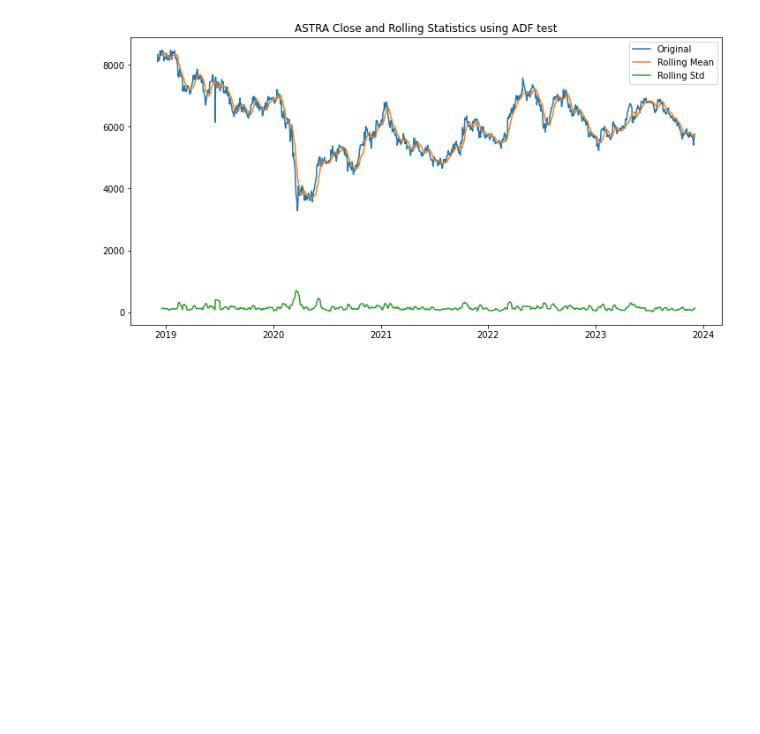
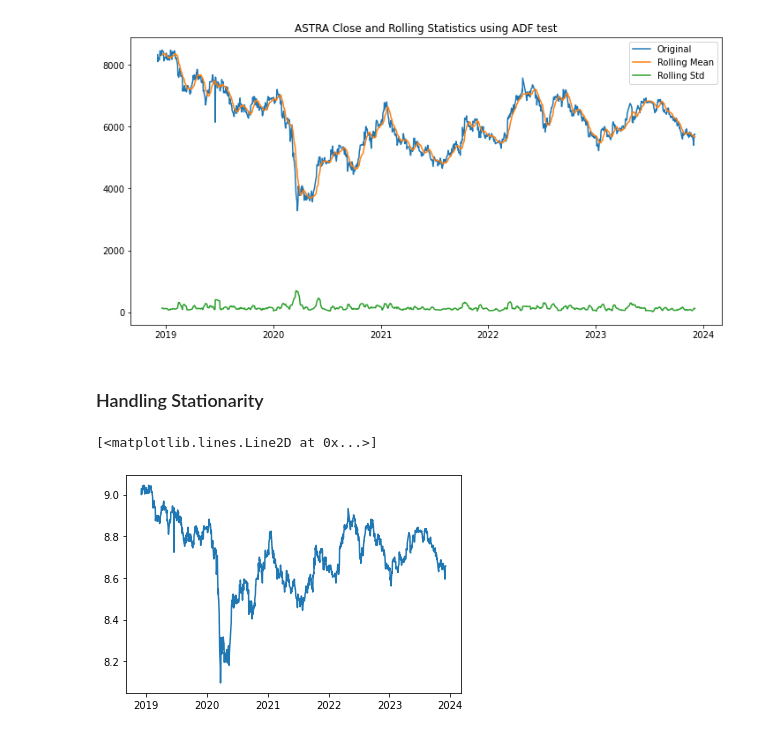
Before and after one commit to darrenxx3/Astra-International-stock-prediction, a Jupyter notebook: code.ipynb, the cells around one changed output. Cells and saved outputs as stored; diff of their text form; code cells hidden in the pictures; blank space fills up the shorter version.

```diff
--- a/code.ipynb
+++ b/code.ipynb
@@ -234,3 +234,14 @@ plt.show()
         10%: -2.5680256555204184
 Failed to reject H0 - Time series is Non-Stationary
 [figure]
+# %% [markdown]
+### Handling Stationarity
+# %%
+# 1.Log Transformation
+
+asii_log = np.log(asii)
+asii_log = asii_log.dropna()
+plt.plot(asii_log)
+# %% [output]
+[<matplotlib.lines.Line2D at 0x...>]
+[figure, added]
```
Also changed, not shown: parts of 11 cells of this notebook.
